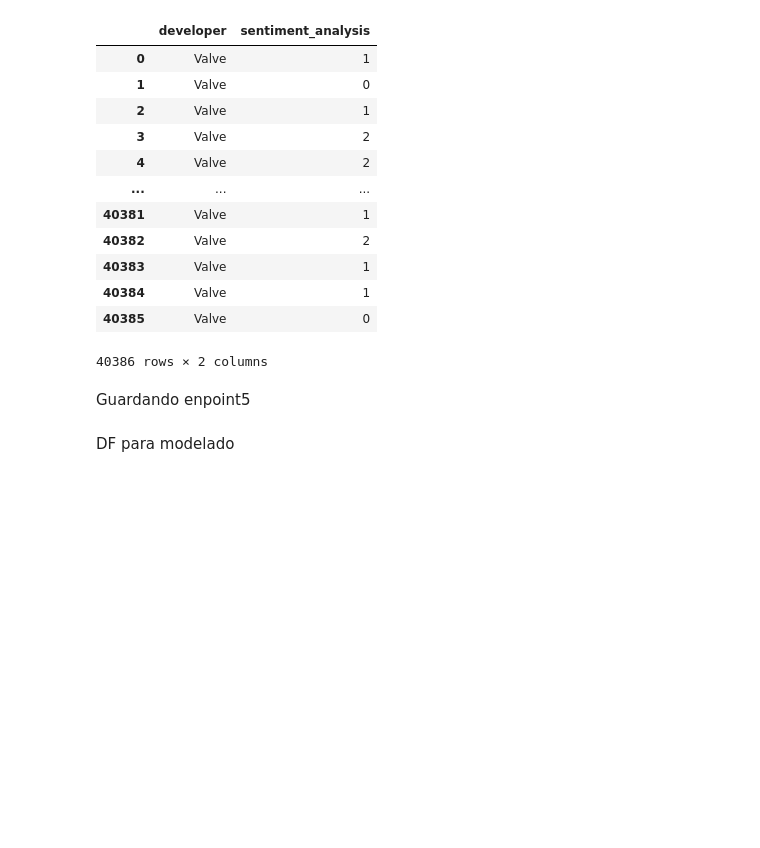
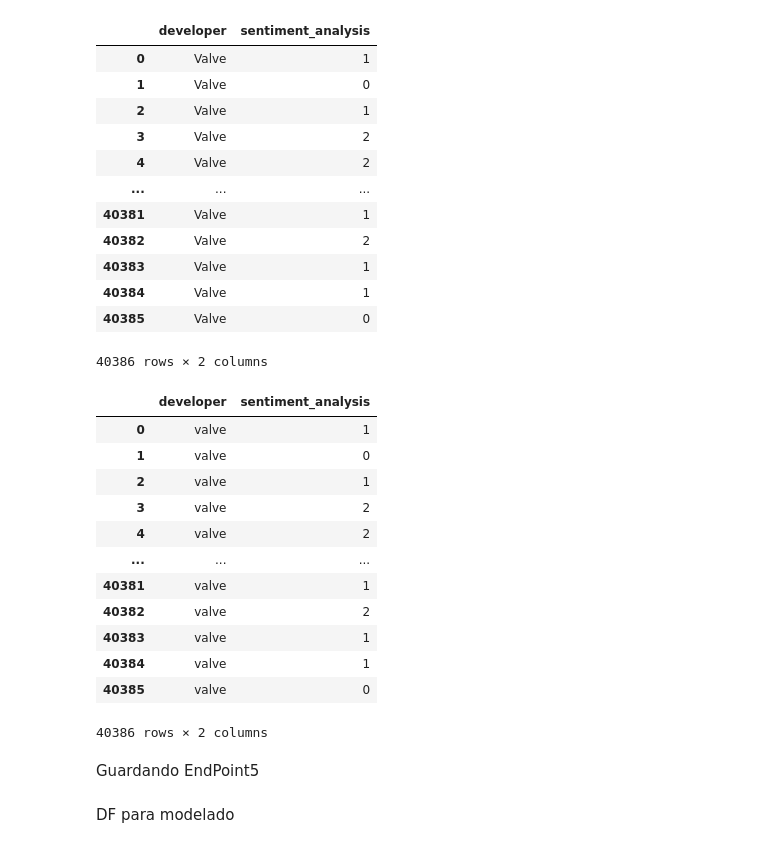
Before and after one commit to MAYKJOEL/Sistema_de_Recomendacion_de_Videojuegos_Steam, a Jupyter notebook: 4-FASTAPI/DF_x_Endpoints.ipynb, the cells around one changed output. Saved outputs shown, nothing was run; the diff lists cells and outputs as text; code cells hidden in the pictures; blank space fills up the shorter version.

```diff
--- a/4-FASTAPI/DF_x_Endpoints.ipynb
+++ b/4-FASTAPI/DF_x_Endpoints.ipynb
@@ -208,8 +279,26 @@ df_desarrolladora
 | 40384 | Valve | 1 |
 | 40385 | Valve | 0 |
 40386 rows × 2 columns
+# %%
+#pasamos a minusculas la culumnas developer, para el endpoint 5
+df_desarrolladora["developer"] = df_desarrolladora["developer"].str.lower()
+df_desarrolladora
+# %% [output]
+|  | developer | sentiment_analysis |
+| 0 | valve | 1 |
+| 1 | valve | 0 |
+| 2 | valve | 1 |
+| 3 | valve | 2 |
+| 4 | valve | 2 |
+| ... | ... | ... |
+| 40381 | valve | 1 |
+| 40382 | valve | 2 |
+| 40383 | valve | 1 |
+| 40384 | valve | 1 |
+| 40385 | valve | 0 |
+40386 rows × 2 columns
 # %% [markdown]
-Guardando enpoint5
+Guardando EndPoint5
 # %%
 tabla = pa.Table.from_pandas(df_desarrolladora) # convertimos el dataframe en una tabla de pyarrow
 pq.write_table(tabla,"../0-DATA/5desarrolladora.parquet") # guardamos la tabla en formato parquet
```
Also changed, not shown: parts of 40 cells of this notebook, 24 other files.
